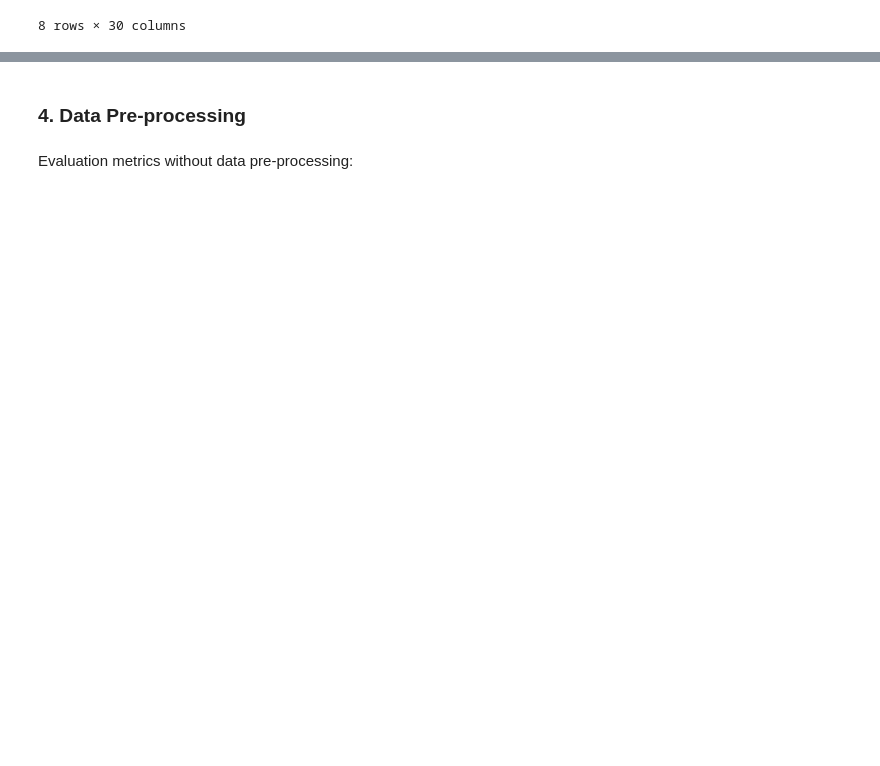
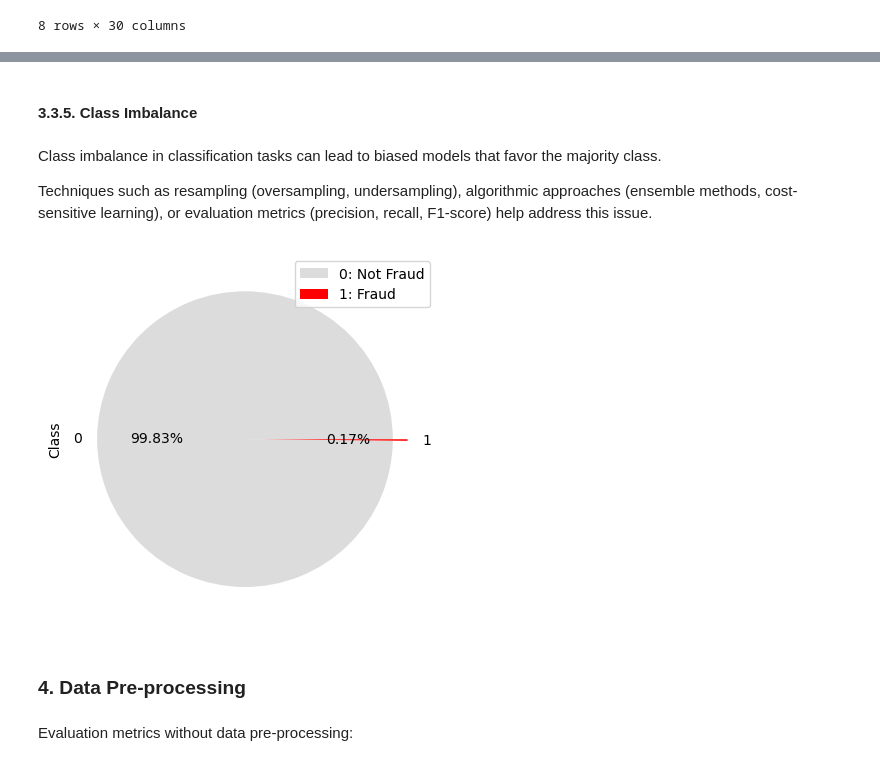
Before and after one commit to rezaaldama/CCFraudModel, a Jupyter notebook: CCFraudModel.ipynb, the cells around one changed output, grey strips where cells are left out. Drawn from its saved outputs; the diff is of its cells as text; code cells hidden in the pictures; blank space fills up the shorter version.

```diff
--- a/CCFraudModel.ipynb
+++ b/CCFraudModel.ipynb
@@ -133,3 +250,14 @@ plot_distribution(df, 'Amount')
+# %% [markdown]
+#### 3.3.5. Class Imbalance
+# %% [markdown]
+Class imbalance in classification tasks can lead to biased models that favor the majority class.
+
+Techniques such as resampling (oversampling, undersampling), algorithmic approaches (ensemble methods, cost-sensitive learning), or evaluation metrics (precision, recall, F1-score) help address this issue.
+# %%
+df['Class'].value_counts().plot(kind='pie', autopct="%.2f%%", explode= (0.05, 0.05), colors = ['#DCDCDC', 'red'], legend=True)
+plt.legend(["0: Not Fraud","1: Fraud"]);
+# %% [output]
+[figure, added]
 # %% [markdown]
 ### 4. Data Pre-processing
 # %%
```
Also changed, not shown: parts of 67 cells of this notebook.
